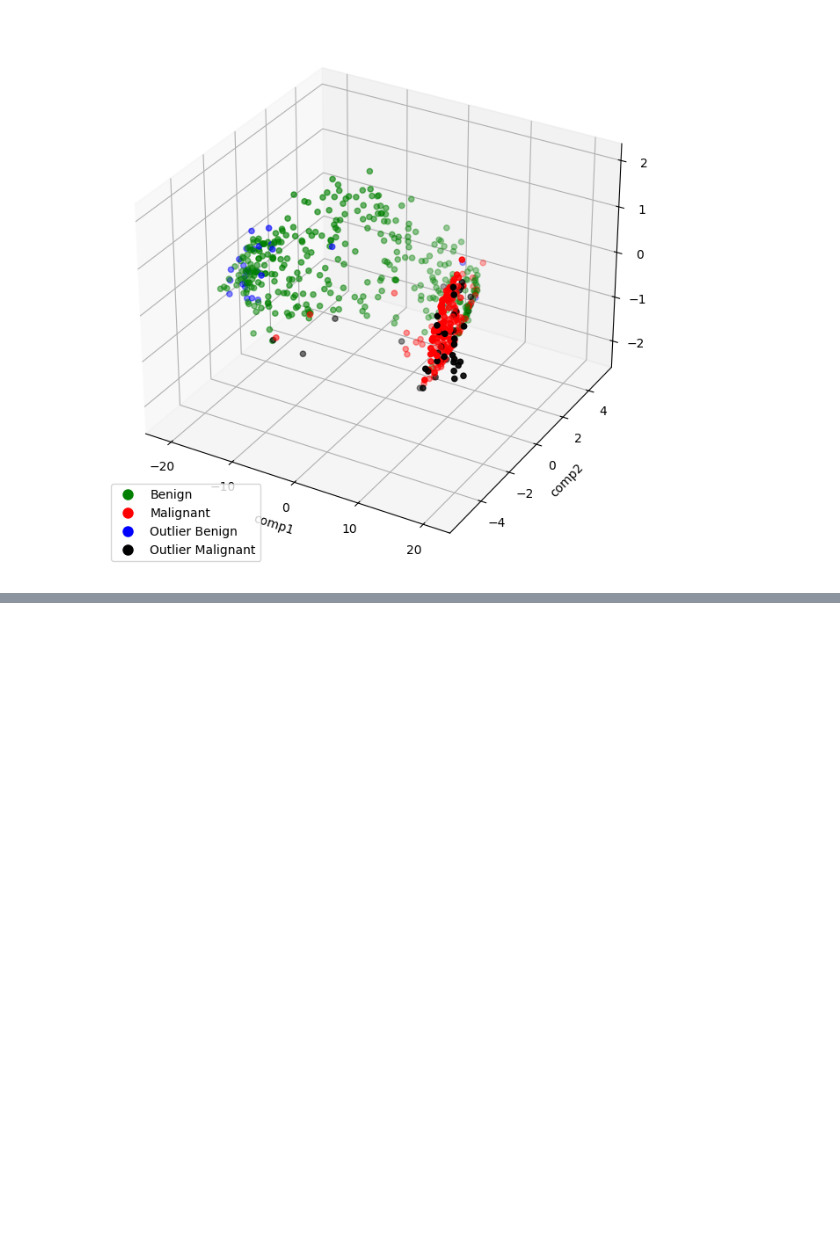
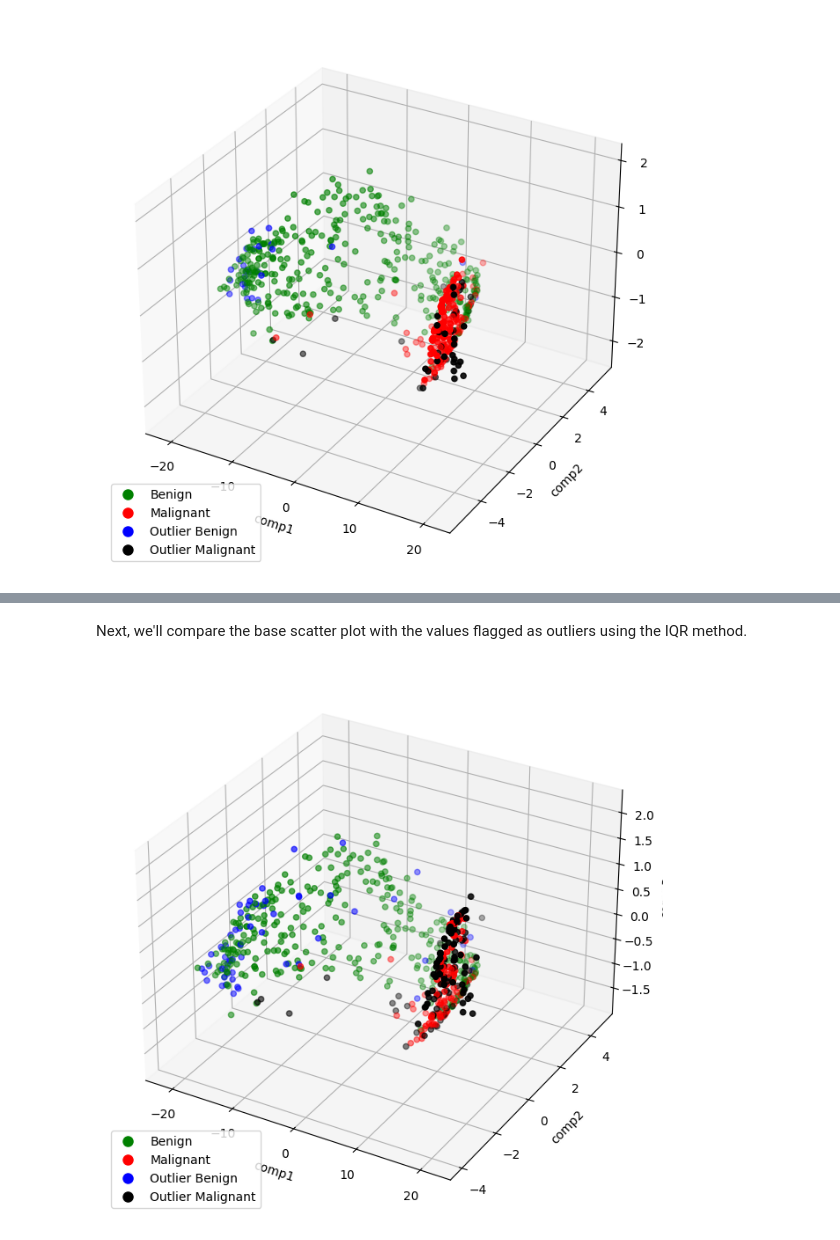
Before and after one commit to franciscaguimaraes/FEUP-IA, a Jupyter notebook: assignment2/src/notebook.ipynb, the cells around one changed output, grey strips where cells are left out. Saved outputs shown, nothing was run; the diff lists cells and outputs as text; code cells hidden in the pictures; blank space fills up the shorter version.

Commit message:
finishing outlier method detection

```diff
--- a/assignment2/src/notebook.ipynb
+++ b/assignment2/src/notebook.ipynb
@@ -323,3 +331,20 @@ The Interquartile Range (IQR) measures the statistical dispersion of the data by
 TODO: Fazer o algoritmo, mostrar o scatter. compará-los a nivel de percentagem de igualdade e quanto no total do dataset representam outliers - provavelmente mt - ver se fazer LFO vale a pena - verificar que é mais accurate e menos data - substtuir por mediana uma vez que removê-los poderia ser um problema dado o dataset ser pequeno. Por ultimo, ver o mapa de correlação e ver que valores estão altamente relacionados, remove-los.
 
 Passar para os testes e modelos
+# %%
+# Drop the target variable for unsupervised learning
+X = df.drop(['diagnosis'], axis=1)
+
+# Calculate the IQR
+Q1 = X.quantile(0.25)
+Q3 = X.quantile(0.75)
+IQR = Q3 - Q1
+
+# Determine outliers based on IQR
+outliers = ((X < (Q1 - 1.5 * IQR)) | (X > (Q3 + 1.5 * IQR))).any(axis=1)
+
+# Add a column to indicate outliers based on IQR method
+df['outliers_iqr'] = outliers.astype(int).replace({1: True, 0: False})
+
+# Check if the column was added
+df.head(10)
@@ -325,0 +364,47 @@ Passar para os testes e modelos
+# %% [markdown]
+Next, we'll compare the base scatter plot with the values flagged as outliers using the IQR method.
+# %%
+
+def irq_scatter():
+       colors = {
+       ('B', False): 'green',  # Non-outlier Benign
+       ('M', False): 'red',    # Non-outlier Malignant
+       ('B', True): 'blue',    # Outlier Benign
+       ('M', True): 'black'    # Outlier Malignant
+       }
+
+       # Apply the color map to each row in the dataframe
+       outlier_colors = df.apply(lambda row: colors[(row['diagnosis'], row['outliers_iqr'])], axis=1)
+
+       # Run t-SNE if not already done
+       tsne = TSNE(n_components=3, perplexity=50, random_state=42).fit_transform(df.drop(['diagnosis', 'outliers_iqr'], axis=1))
+       tsne_df = pandas.DataFrame(tsne, columns=['comp1', 'comp2', 'comp3'])
+
+       # Create the scatter plot
+       fig = plt.figure(figsize=(8, 8))
+       ax = fig.add_subplot(111, projection='3d')
+       scatter = ax.scatter(tsne_df['comp1'], tsne_df['comp2'], tsne_df['comp3'], c=outlier_colors)
+
+       # Custom legend
+       legend_elements = [
+       Line2D([0], [0], marker='o', color='w', label='Benign',
+              markerfacecolor='green', markersize=10),
+       Line2D([0], [0], marker='o', color='w', label='Malignant',
+              markerfacecolor='red', markersize=10),
+       Line2D([0], [0], marker='o', color='w', label='Outlier Benign',
+              markerfacecolor='blue', markersize=10),
+       Line2D([0], [0], marker='o', color='w', label='Outlier Malignant',
+              markerfacecolor='black', markersize=10)
+       ]
+       ax.legend(handles=legend_elements, loc='lower left')
+
+       # Axis labels
+       ax.set_xlabel('comp1')
+       ax.set_ylabel('comp2')
+       ax.set_zlabel('comp3')
+
+       plt.show()
+
+irq_scatter()
+# %% [output]
+[figure, added]
```
Also changed, not shown: parts of 15 cells of this notebook, 1 other file.
